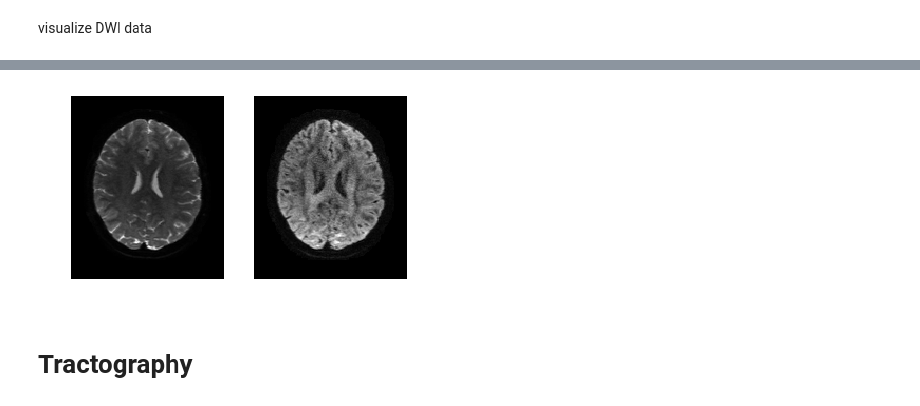
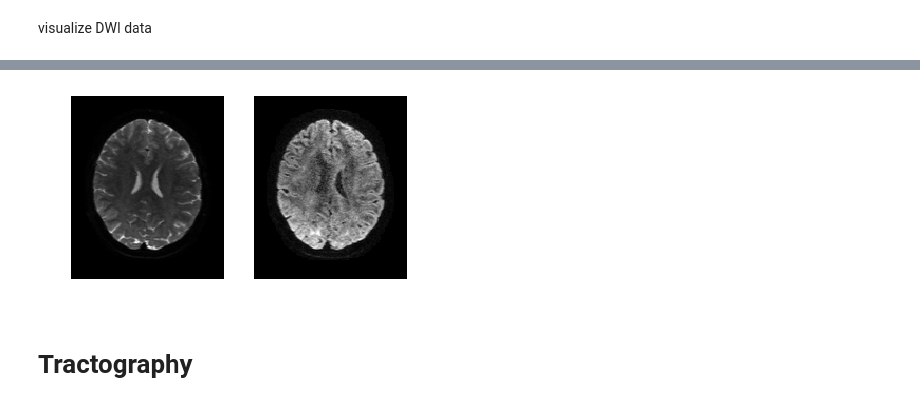
Before and after one commit to nih23/deepFibreTracking, a Jupyter notebook: tractography.ipynb, the cells around one changed output, grey strips where cells are left out. Cells and saved outputs as stored; diff of their text form; code cells hidden in the pictures.

```diff
--- a/tractography.ipynb
+++ b/tractography.ipynb
@@ -54,0 +55,8 @@ aff = np.eye(4,4)
+# %%
+selectedBval = 1000
+singleShellIndices = np.where( np.abs(bvals - selectedBval)  < 100)[0]
+singleShellIndices = np.where( bvals < 1100)[0]
+dwi_subset = dwi[:,:,:,singleShellIndices]
+gtab_subset = gradient_table(bvals=bvals[singleShellIndices], bvecs=bvecs[singleShellIndices,])
+bvals_subset = bvals[singleShellIndices]
+bvecs_subset = bvecs[singleShellIndices,]
@@ -57,13 +84,13 @@ visualize DWI data
 # %%
-axial_middle = dwi.shape[2] // 2
+axial_middle = dwi_subset.shape[2] // 2
 plt.figure('Showing the datasets')
 plt.subplot(1, 2, 1).set_axis_off()
-plt.imshow(dwi[:, :, axial_middle, 0].T, cmap='gray', origin='lower')
+plt.imshow(dwi_subset[:, :, axial_middle, 0].T, cmap='gray', origin='lower')
 plt.subplot(1, 2, 2).set_axis_off()
-plt.imshow(dwi[:, :, axial_middle, 10].T, cmap='gray', origin='lower')
+plt.imshow(dwi_subset[:, :, axial_middle, 10].T, cmap='gray', origin='lower')
 plt.show()
 # %% [output]
-[figure, old version]
+[figure, new version]
 # %% [markdown]
 # Tractography
 # %% [markdown]
```
Also changed, not shown: parts of 91 cells of this notebook, 4 other files.
